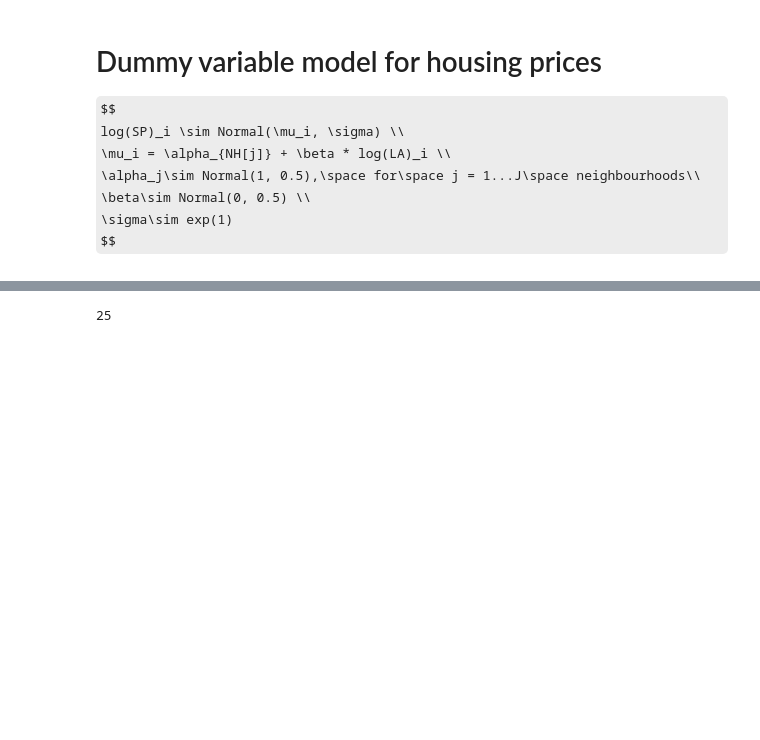
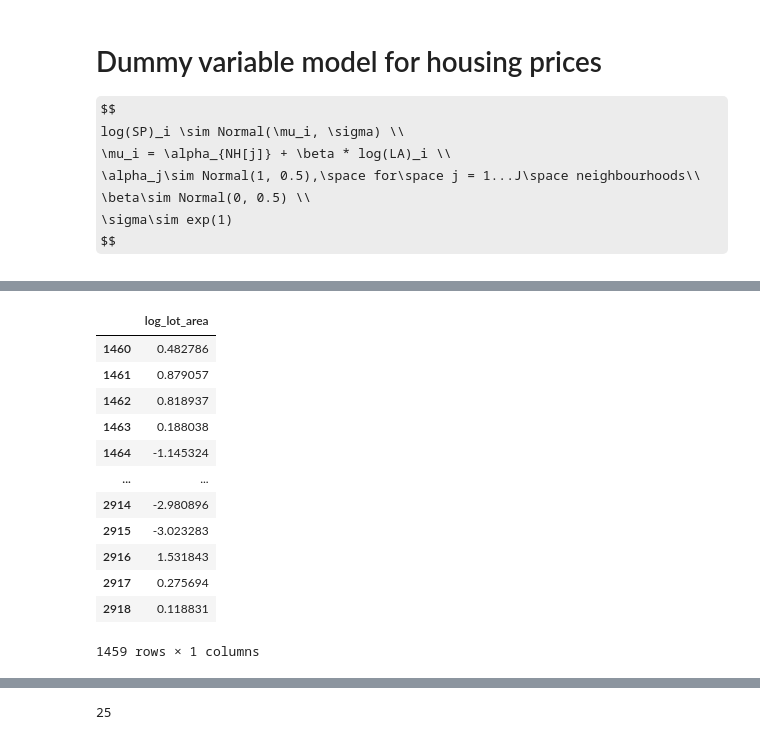
Before and after one commit to bennywee/house_prices_kaggle, a Jupyter notebook: models/dummy_variable_model.ipynb, the cells around one changed output, grey strips where cells are left out. Cells and saved outputs as stored; diff of their text form; code cells hidden in the pictures; some formulas as TeX source; blank space fills up the shorter version.

```diff
--- a/models/dummy_variable_model.ipynb
+++ b/models/dummy_variable_model.ipynb
@@ -24,20 +24,34 @@ INFO:pystan:COMPILING THE C++ CODE FOR MODEL anon_model_c501bdff8ccca1059672927d
 # %%
 ## Generate fake data from the model
-# %%
-df = pd.read_csv('../data/raw/train.csv')
-
-def z_std(x):
-    z_score = (x - x.mean()) / x.std()
-    return(z_score)
-
-df['log_sales_price'] = np.log(df['SalePrice'])
-df['log_lot_area'] = np.log(df['LotArea'])
-
-df['log_sales_price_z'] = z_std(df[['log_sales_price']])
-df['log_lot_area_z'] = z_std(df[['log_lot_area']])
-
-df['log_sales_price_std'] = df['log_sales_price']/df['log_sales_price'].mean()
-
-# Create index variable for neighbourhood
-N_neighbourhood = len(df['Neighborhood'].unique())
-df['neighbourhood'] = df['Neighborhood'].astype('category').cat.codes+1
+# %%
+# Train/Test data
+train = pd.read_csv('../data/raw/train.csv').assign(data_type = 'train')
+test = pd.read_csv('../data/raw/test.csv').assign(data_type = 'test')
+
+# Want to ensure the encodings of the neighbourhoods as indexes are consistent
+df_full = df.append(df_test, ignore_index = True)
+df_full['neighbourhood'] = df_full['Neighborhood'].astype('category').cat.codes+1
+
+# Log variables
+df_full['log_sales_price'] = np.log(df_full['SalePrice'])
+df_full['log_lot_area'] = np.log(df_full['LotArea'])
+
+# Train/test split
+train = df_full[df_full['data_type'] == 'train']
+test = df_full[df_full['data_type'] == 'test']
+# %%
+(test[['log_lot_area']] - train[['log_lot_area']].mean()) / train[['log_lot_area']].std()
+# %% [output]
+|  | log_lot_area |
+| 1460 | 0.482786 |
+| 1461 | 0.879057 |
+| 1462 | 0.818937 |
+| 1463 | 0.188038 |
+| 1464 | -1.145324 |
+| ... | ... |
+| 2914 | -2.980896 |
+| 2915 | -3.023283 |
+| 2916 | 1.531843 |
+| 2917 | 0.275694 |
+| 2918 | 0.118831 |
+1459 rows × 1 columns
```
Also changed, not shown: parts of 20 cells of this notebook, 2 other files.
